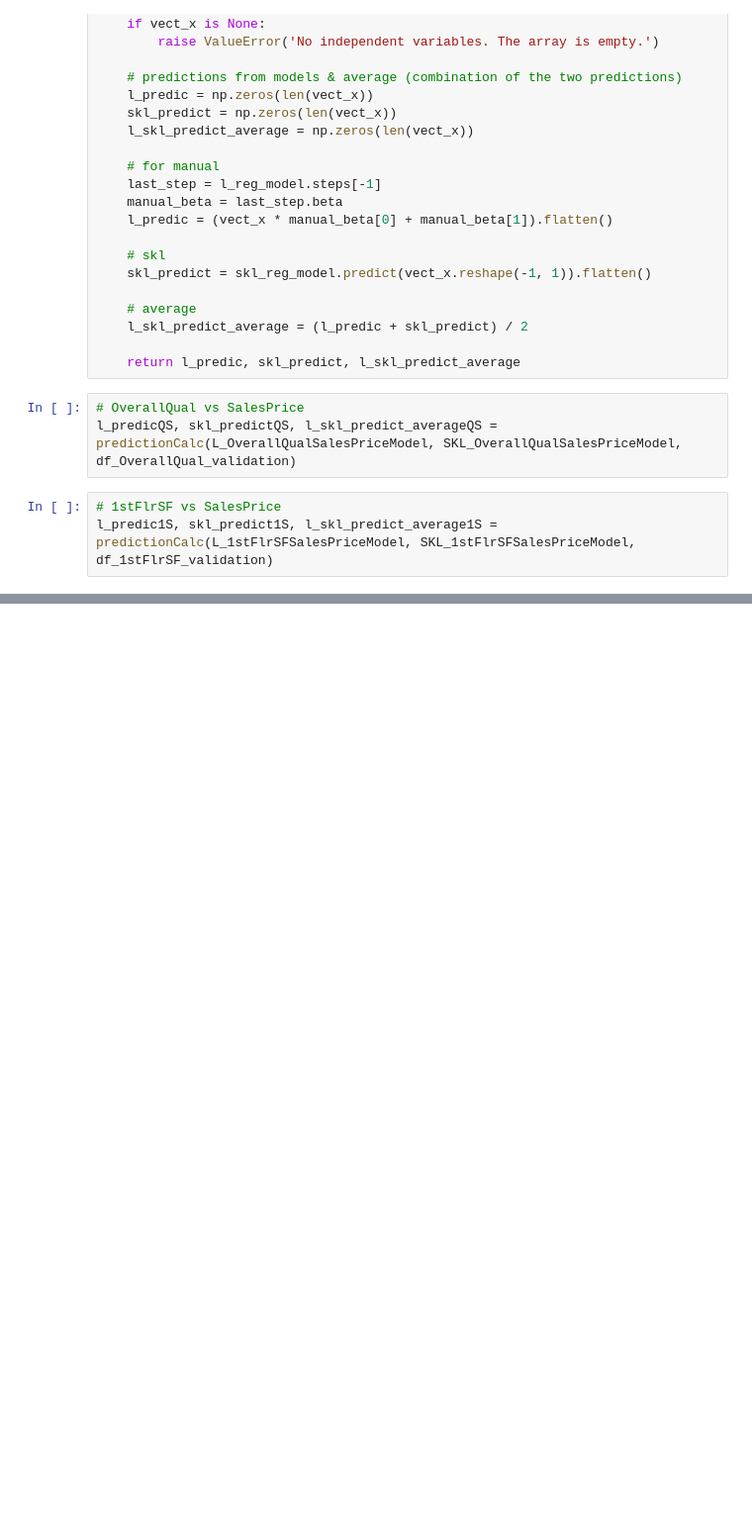
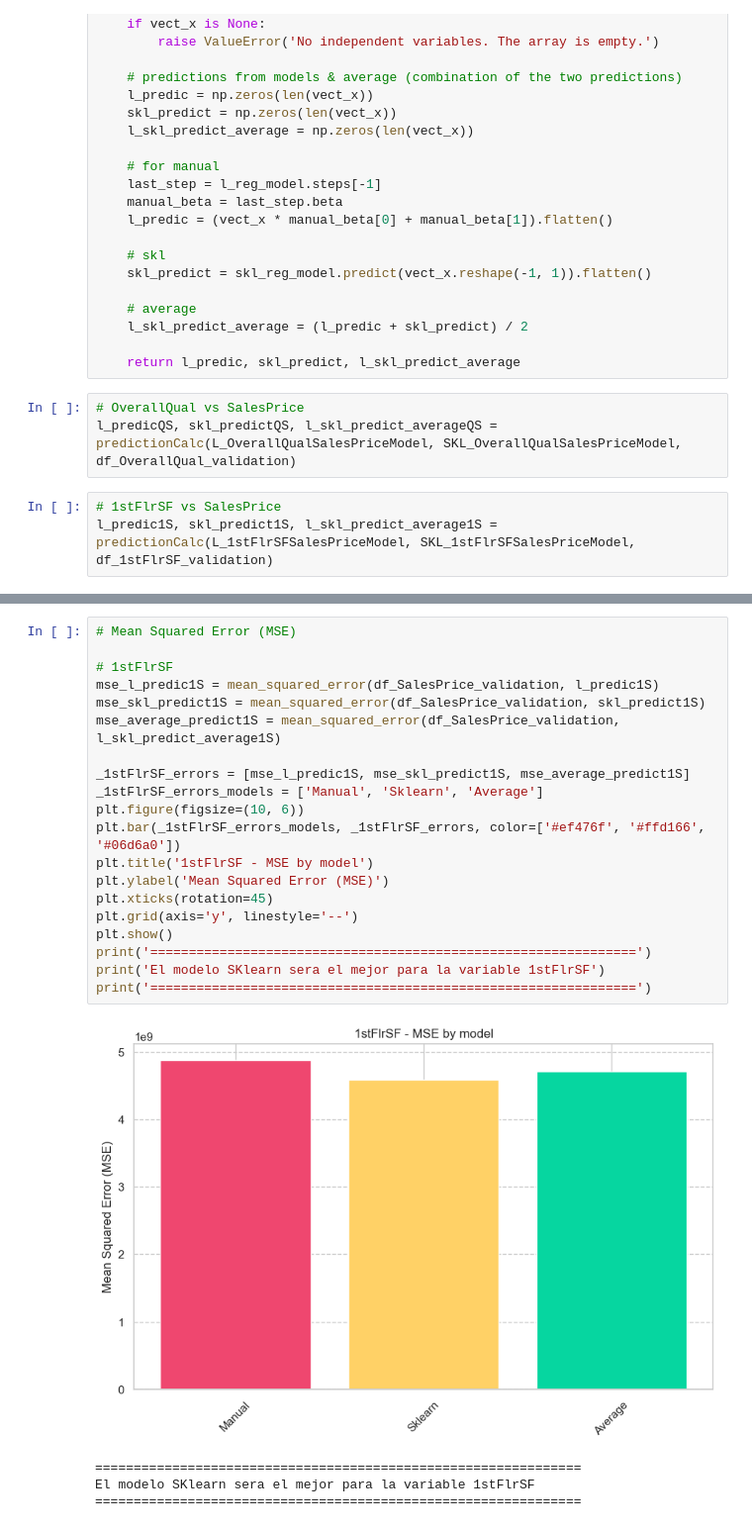
Before and after one commit to yosefmarr/python-project-1, a Jupyter notebook: project.ipynb, the cells around one changed output, grey strips where cells are left out. Shown at 99% size. Drawn from its saved outputs; the diff is of its cells as text; blank space fills up the shorter version.

```diff
--- a/project.ipynb
+++ b/project.ipynb
@@ -401,0 +402,25 @@ plt.show()
+# %%
+# Mean Squared Error (MSE)
+
+# 1stFlrSF
+mse_l_predic1S = mean_squared_error(df_SalesPrice_validation, l_predic1S)
+mse_skl_predict1S = mean_squared_error(df_SalesPrice_validation, skl_predict1S)
+mse_average_predict1S = mean_squared_error(df_SalesPrice_validation, l_skl_predict_average1S)
+
+_1stFlrSF_errors = [mse_l_predic1S, mse_skl_predict1S, mse_average_predict1S]
+_1stFlrSF_errors_models = ['Manual', 'Sklearn', 'Average']
+plt.figure(figsize=(10, 6))
+plt.bar(_1stFlrSF_errors_models, _1stFlrSF_errors, color=['#ef476f', '#ffd166', '#06d6a0'])
+plt.title('1stFlrSF - MSE by model')
+plt.ylabel('Mean Squared Error (MSE)')
+plt.xticks(rotation=45)
+plt.grid(axis='y', linestyle='--')
+plt.show()
+print('===============================================================')
+print('El modelo SKlearn sera el mejor para la variable 1stFlrSF')
+print('===============================================================')
+# %% [output]
+[figure, added]
+===============================================================
+El modelo SKlearn sera el mejor para la variable 1stFlrSF
+===============================================================
```
Also changed, not shown: parts of 2 cells of this notebook.
